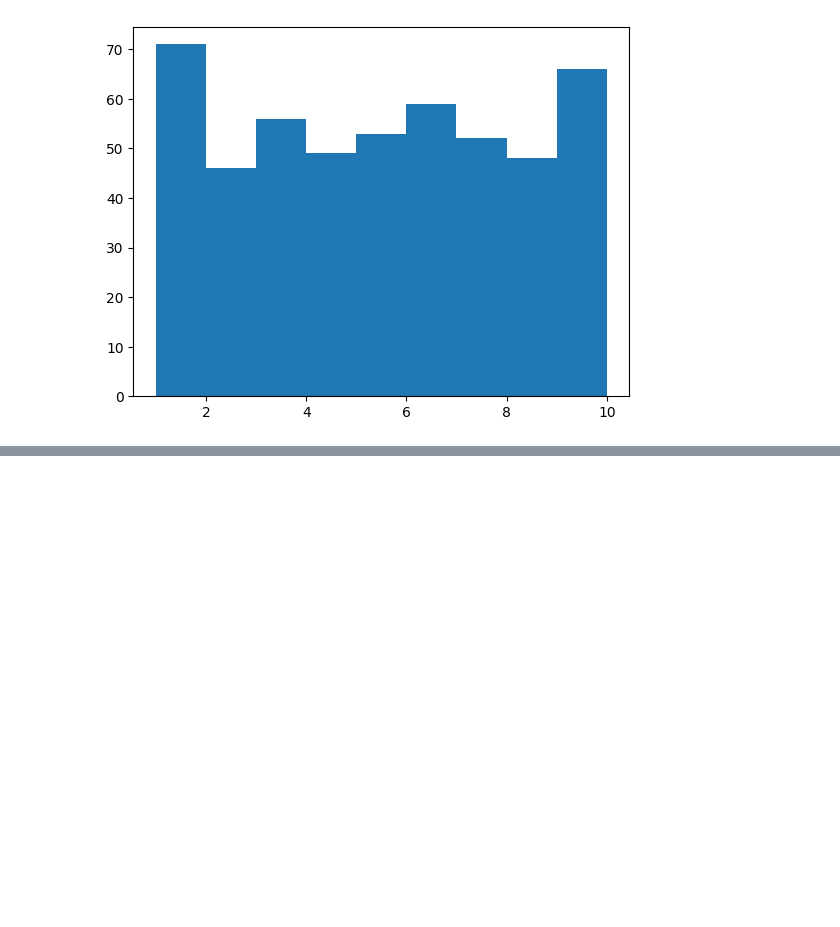
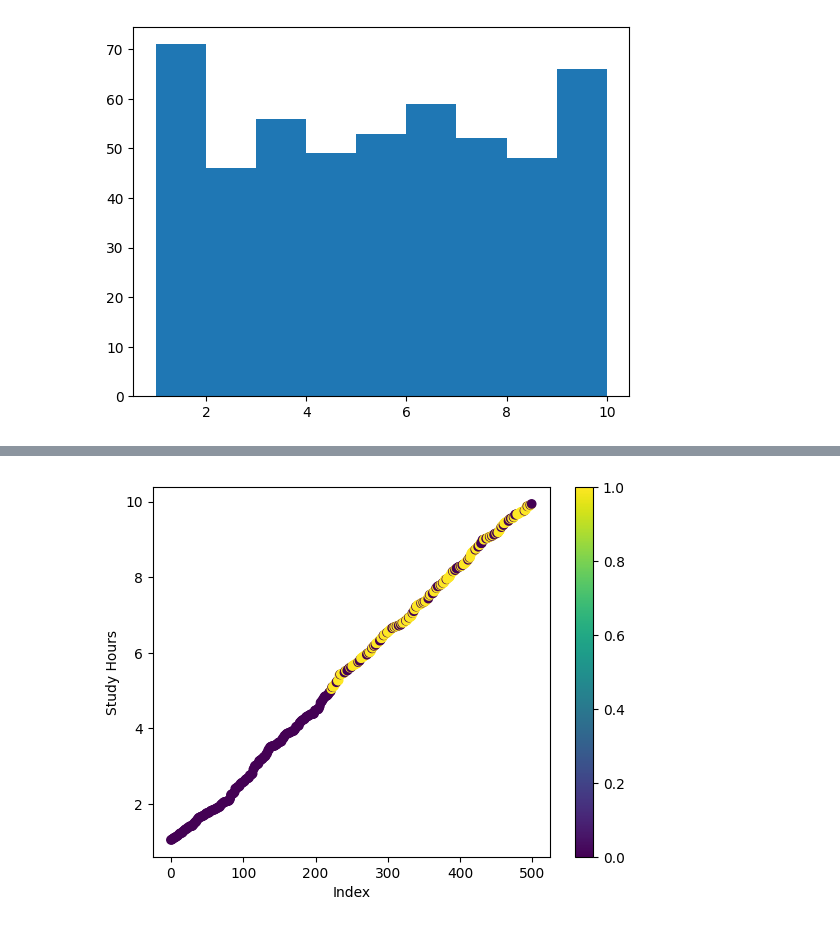
Before and after one commit to Vivek-Joshi17/Data_Visualization, a Jupyter notebook: Exam_Performance_visualization.ipynb, the cells around one changed output, grey strips where cells are left out. Drawn from its saved outputs; the diff is of its cells as text; code cells hidden in the pictures; blank space fills up the shorter version.

```diff
--- a/Exam_Performance_visualization.ipynb
+++ b/Exam_Performance_visualization.ipynb
@@ -281,3 +281,5 @@ plt.hist(exam_perf['Study Hours'],bins=[1,2,3,4,5,6,7,8,9,10])
  array([ 1.,  2.,  3.,  4.,  5.,  6.,  7.,  8.,  9., 10.]),
  <BarContainer object of 9 artists>)
 [figure]
+# %%
+sorted_exam_perf = exam_perf.sort_values(by='Study Hours').reset_index(drop=True)
@@ -283,0 +302,8 @@ plt.hist(exam_perf['Study Hours'],bins=[1,2,3,4,5,6,7,8,9,10])
+# %%
+plt.scatter(range(500),sorted_exam_perf['Study Hours'],c=sorted_exam_perf['Pass/Fail'])
+plt.xlabel('Index')
+plt.ylabel('Study Hours')
+plt.colorbar()
+plt.show()
+# %% [output]
+[figure, added]
```
Also changed, not shown: parts of 3 cells of this notebook.
